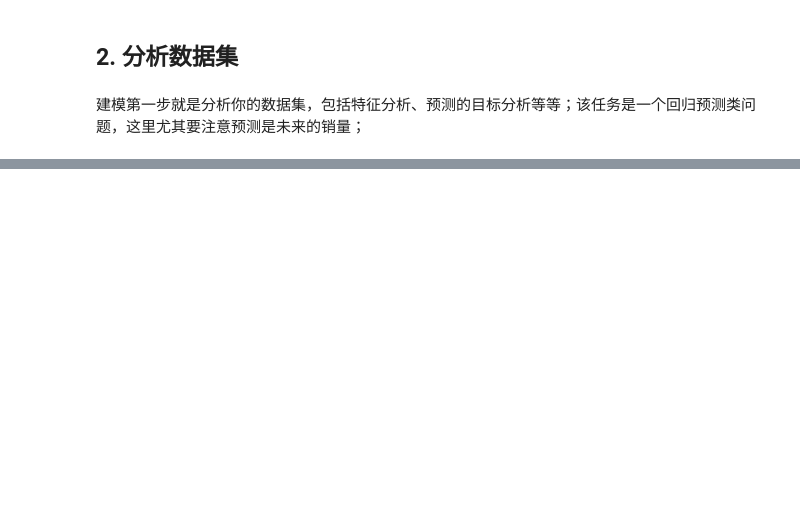
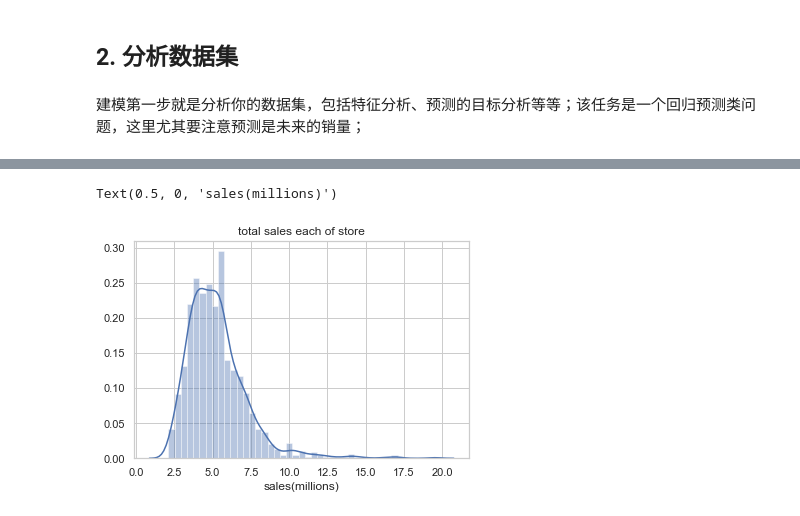
Before and after one commit to duzeng/MLND_CN_Capstone, a Jupyter notebook: Capstone_Project.ipynb, the cells around one changed output, grey strips where cells are left out. Drawn from its saved outputs; the diff is of its cells as text; code cells hidden in the pictures; blank space fills up the shorter version.

```diff
--- a/Capstone_Project.ipynb
+++ b/Capstone_Project.ipynb
@@ -237,0 +302,4 @@ memory usage: 87.2+ KB
+# %%
+data_train_store=pd.merge(data_train,data_store,on='Store',how='left')
+data_train_store.Date=pd.to_datetime(data_train_store.Date)
+data_train_store.head()
@@ -237,0 +313,8 @@ memory usage: 87.2+ KB
+# %%
+group_sales_by_store=data_train_store.groupby('Store')['Sales'].sum()/(1000*1000)
+sns.distplot(group_sales_by_store)
+plt.title('total sales each of store')
+plt.xlabel('sales(millions)')
+# %% [output]
+Text(0.5, 0, 'sales(millions)')
+[figure, added]
```
Also changed, not shown: parts of 23 cells of this notebook.
